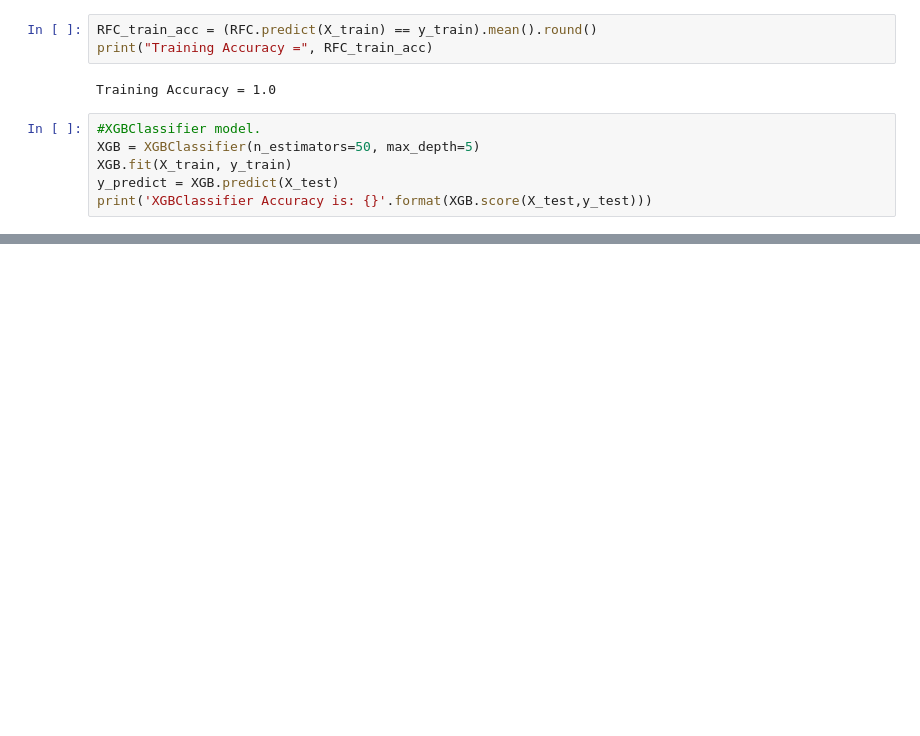
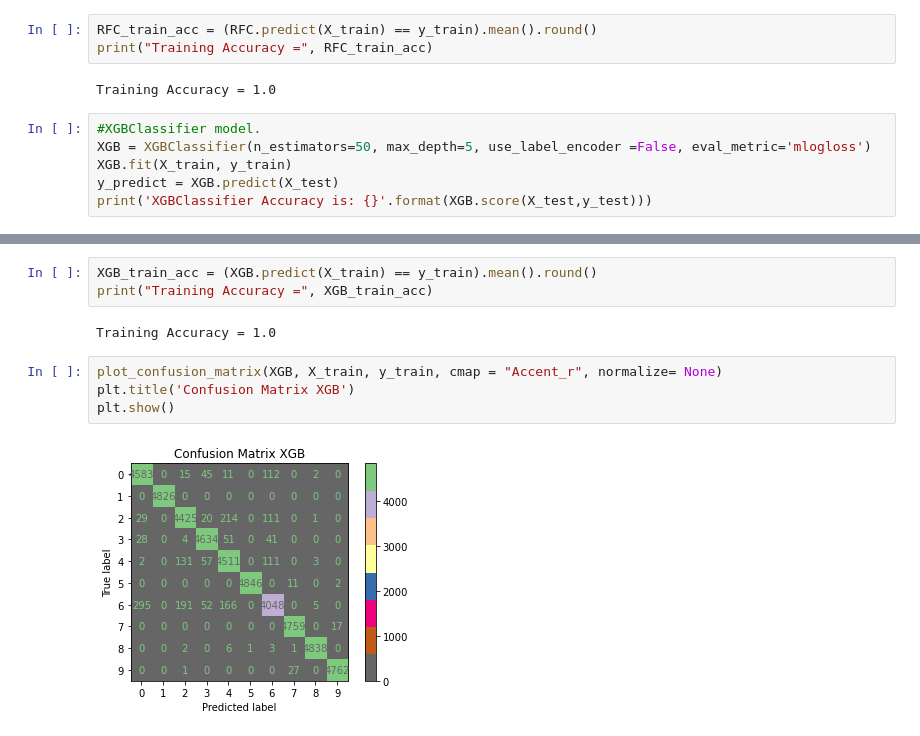
Before and after one commit to GalKoaz/Data-visualization, a Jupyter notebook: Fashion-Mnist.ipynb, the cells around one changed output, grey strips where cells are left out. Cells and saved outputs as stored; diff of their text form; blank space fills up the shorter version.

Commit message:
add plot with models

```diff
--- a/Fashion-Mnist.ipynb
+++ b/Fashion-Mnist.ipynb
@@ -178,7 +178,7 @@ print("Training Accuracy =", RFC_train_acc)
 Training Accuracy = 1.0
 # %%
 #XGBClassifier model.
-XGB = XGBClassifier(n_estimators=50, max_depth=5)
+XGB = XGBClassifier(n_estimators=50, max_depth=5, use_label_encoder =False, eval_metric='mlogloss')
 XGB.fit(X_train, y_train)
 y_predict = XGB.predict(X_test)
 print('XGBClassifier Accuracy is: {}'.format(XGB.score(X_test,y_test)))
@@ -187,2 +186,13 @@ print('XGBClassifier Accuracy is: {}'.format(XGB.score(X_test,y_test)))
 XGBClassifier Accuracy is: 0.8936666666666667
+# %%
+XGB_train_acc = (XGB.predict(X_train) == y_train).mean().round()
+print("Training Accuracy =", XGB_train_acc)
+# %% [output]
+Training Accuracy = 1.0
+# %%
+plot_confusion_matrix(XGB, X_train, y_train, cmap = "Accent_r", normalize= None)
+plt.title('Confusion Matrix XGB')
+plt.show()
+# %% [output]
+[figure, added]
 # %%
```
Also changed, not shown: parts of 3 cells of this notebook.
